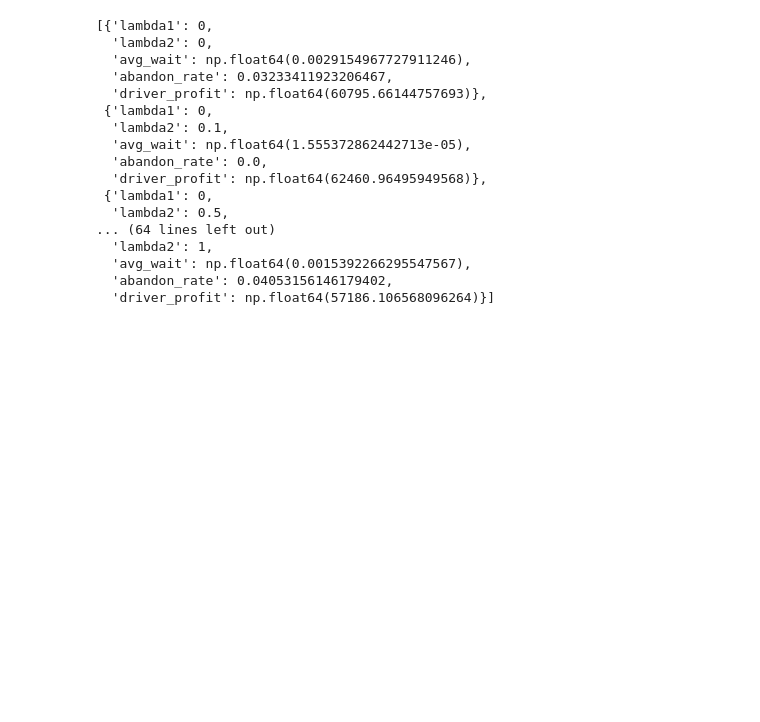
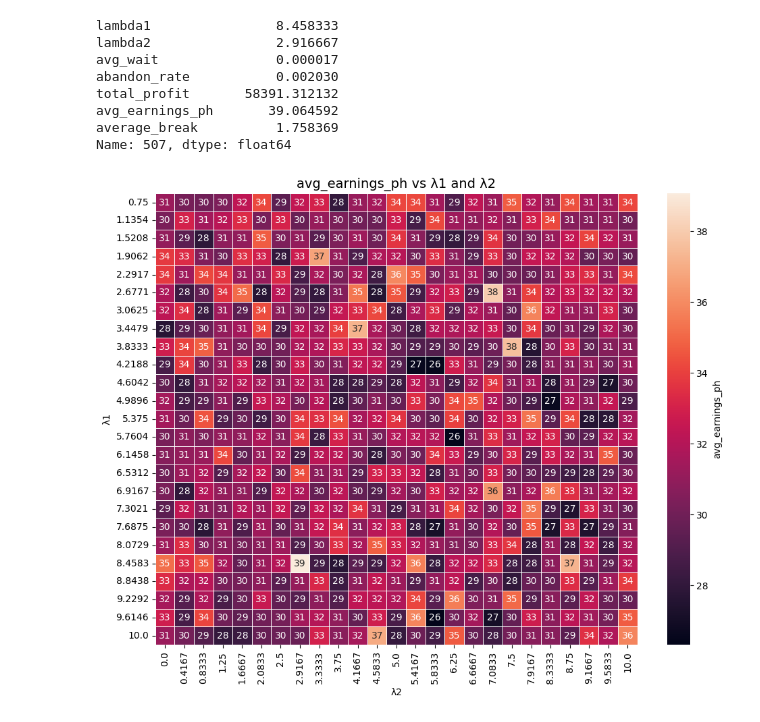
Before and after one commit to ekfortin9059/Simulation-Group-Project-1, a Jupyter notebook: improvement1.ipynb, the cells around one changed output. Cells and saved outputs as stored; diff of their text form; code cells hidden in the pictures; blank space fills up the shorter version.

```diff
--- a/improvement1.ipynb
+++ b/improvement1.ipynb
@@ -19,11 +61,15 @@ petrol_cost = 0.2 # pounds per mile
 # %%
 def distance(loc1, loc2):
+    '''Calculate Euclidean distance between two locations (list: [x,y])'''
     return np.sqrt((loc1[0] - loc2[0])**2 + (loc1[1] - loc2[1])**2)
 
 def generate_location():
+    '''Generate Squareshire location from Uniform distribution'''
     return (random.uniform(0, county_size), random.uniform(0, county_size))
 
 def travel_time(d_OD):
+    '''Calculate the expected travel time mu_t, then generate the actual travel time
+    from the assumed distribition'''
     mu = d_OD / taxi_speed
     return random.uniform(0.8*mu, 1.2*mu)
 # %% [markdown]
@@ -404,18 +445,20 @@ def run_simulation(T, iter_D , iter_R, lambda1, lambda2):
 # %%
-lambda1_values = [0, 0.1, 0.5, 1]
-lambda2_values = [0, 0.1, 0.5, 1]
+lambda1_values = np.linspace(0.75, 10, 25)
+lambda2_values = np.linspace(0, 10, 25)
 
-iteration_results = []
-
+TerminationTime = 100
+gridsearch_results = []
 for l1 in lambda1_values:
     for l2 in lambda2_values:
 
-        sim = run_simulation(T=100, iter_D=0, iter_R=0, lambda1=l1, lambda2=l2)
+        sim = run_simulation(T=TerminationTime, iter_D=0, iter_R=0, lambda1=l1, lambda2=l2)
 
-        iteration_results.append({
+        gridsearch_results.append({
             "lambda1": l1,
             "lambda2": l2,
             "avg_wait": np.mean(sim["time_metrics"]["T_W"]),
             "abandon_rate": sim["system_metrics"]["abandoned_rides"] / sim["system_metrics"]["N_R"],
-            "driver_profit": sim["financial_metrics"]["P"]
+            "total_profit": sim["financial_metrics"]["P"],
+            "avg_earnings_ph": sim["financial_metrics"]["P"] / sim["time_metrics"]["T_D"],
+            "average_break": np.mean([TerminationTime - sim['driver_metrics']['driver_last_busy_time'][d['id']] for d in sim['entities']['drivers'] if d['active']])
         })
@@ -422,21 +468,44 @@ for l1 in lambda1_values:
 # %%
-iteration_results
+df = pd.DataFrame(gridsearch_results)
+
+best = df.loc[df["avg_earnings_ph"].idxmax()]
+print(best)
+
+import matplotlib.pyplot as plt
+import seaborn as sns
+
+# Round lambda values for cleaner axes
+df["lambda1"] = df["lambda1"].round(4)
+df["lambda2"] = df["lambda2"].round(4)
+
+# Create pivot table
+pivot = df.pivot(index="lambda1", columns="lambda2", values="avg_earnings_ph")
+
+plt.figure(figsize=(10,8))
+
+sns.heatmap(
+    pivot,
+    cmap="rocket",
+    annot=True,
+    #fmt=".0f",           # remove scientific notation
+    linewidths=0.5,
+    cbar_kws={"label": "avg_earnings_ph"}
+)
+
+plt.title("avg_earnings_ph vs λ1 and λ2", fontsize=14)
+plt.xlabel("λ2")
+plt.ylabel("λ1")
+
+plt.tight_layout()
+plt.show()
 # %% [output]
-[{'lambda1': 0,
-  'lambda2': 0,
-  'avg_wait': np.float64(0.0029154967727911246),
-  'abandon_rate': 0.03233411923206467,
-  'driver_profit': np.float64(60795.66144757693)},
- {'lambda1': 0,
-  'lambda2': 0.1,
-  'avg_wait': np.float64(1.555372862442713e-05),
-  'abandon_rate': 0.0,
-  'driver_profit': np.float64(62460.96495949568)},
- {'lambda1': 0,
-  'lambda2': 0.5,
-... (64 lines left out)
-  'lambda2': 1,
-  'avg_wait': np.float64(0.0015392266295547567),
-  'abandon_rate': 0.04053156146179402,
-  'driver_profit': np.float64(57186.106568096264)}]
+lambda1                8.458333
+lambda2                2.916667
+avg_wait               0.000017
+abandon_rate           0.002030
+total_profit       58391.312132
+avg_earnings_ph       39.064592
+average_break          1.758369
+Name: 507, dtype: float64
+[figure, added]
 # %% [markdown]
```
Also changed, not shown: parts of 16 cells of this notebook.
